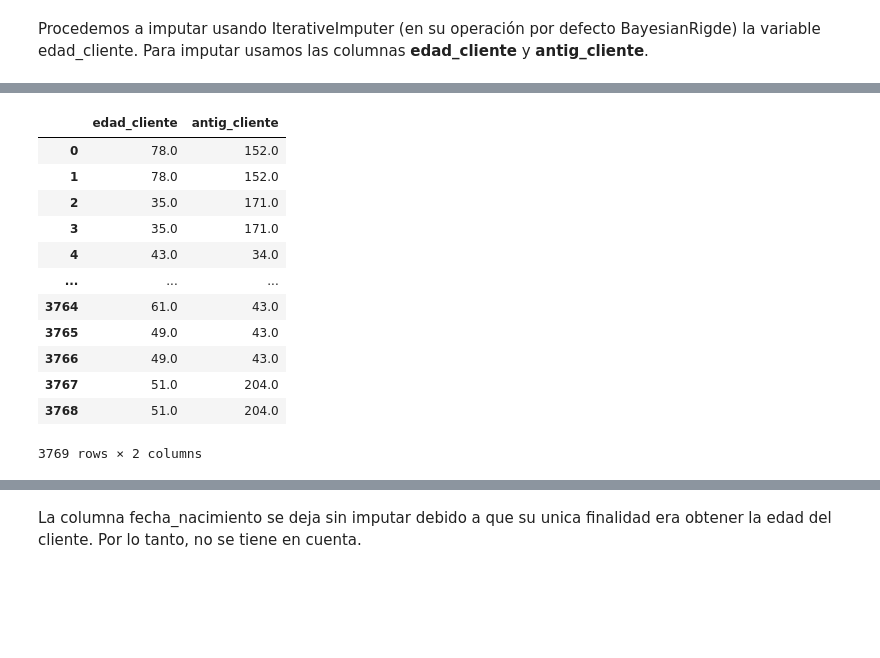
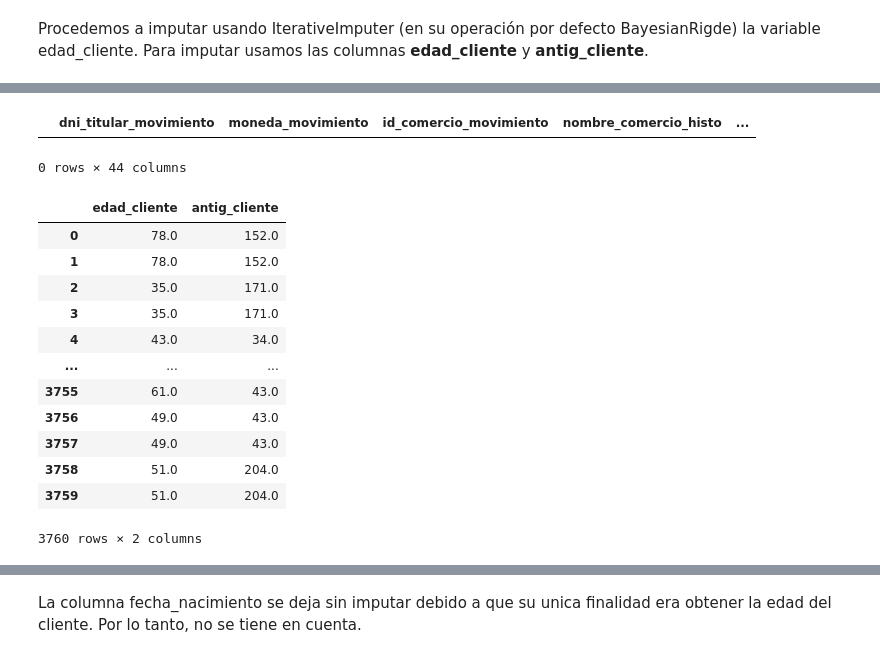
Before and after one commit to JIBarrionuevoGaltier/DiploDatos_2021_Mentoria_Grupo_2, a Jupyter notebook: notebooks_tp4/Preprocesado_test.ipynb, the cells around one changed output, grey strips where cells are left out. Cells and saved outputs as stored; diff of their text form; code cells hidden in the pictures; blank space fills up the shorter version.

Commit message:
conjunto de test, faltaria arreglar el problema de la edad, falta clasificacion

```diff
--- a/notebooks_tp4/Preprocesado_test.ipynb
+++ b/notebooks_tp4/Preprocesado_test.ipynb
@@ -373,0 +352,3 @@ df.loc[df['cargo_descripcion_histo'].str.contains('|'.join(sec_sd)),'cargo_secto
+# %%
+df = df[~(df['cargo_descripcion_histo'] == 'GERENTE')].copy()
+df = df[~(df['cargo_descripcion_histo'] == 'JUEZ')].copy()
@@ -469,11 +472,3 @@ df.drop('fecha_carga_sistema_movimiento', axis=1, inplace=True)
 df.drop(columns = ['tipo_prestamo_movimiento','nombre_local_histo','fecha_extraccion_movimiento'], inplace=True)
 # %% [markdown]
 #### Datos Faltantes Personales de los clientes
-# %%
-columna = ['sexo_descripcion']
-#df['sexo_descripcion']= df.sexo_descripcion.fillna(value=np.nan)
-const_imputer = SimpleImputer(missing_values= np.nan, strategy='constant',fill_value="Sin Datos")
-df.loc[ : , columna] = pd.DataFrame(const_imputer.fit_transform(df.loc[:][columna]) , columns = columna)
-
-const_imputer = SimpleImputer(missing_values= '', strategy='constant',fill_value="Sin Datos")
-df.loc[ : , columna] = pd.DataFrame(const_imputer.fit_transform(df.loc[:][columna]) , columns = columna)
@@ -480,2 +484,9 @@ df.loc[ : , columna] = pd.DataFrame(const_imputer.fit_transform(df.loc[:][column
+# %%
+columna = ['sexo_descripcion']
+df['sexo_descripcion'] = df['sexo_descripcion'].replace('', 'Sin Datos')
+df['sexo_descripcion'] = df['sexo_descripcion'].replace(np.nan, 'Sin Datos')
+#df['sexo_descripcion']= df.sexo_descripcion.fillna(value=np.nan)
+#const_imputer = SimpleImputer(missing_values= np.nan, strategy='constant',fill_value="Sin Datos")
+#df.loc[ : , columna] = pd.DataFrame(const_imputer.fit_transform(df.loc[:][columna]) , columns = columna)
 # %%
 #df['sexo_descripcion'] = df['sexo_descripcion'].astype(str)
@@ -568,27 +595,34 @@ Procedemos a imputar usando IterativeImputer (en su operación por defecto Bayes
+# %%
+df['edad_cliente'] = df['edad_cliente'].replace(np.nan, 0)
+# %%
+df[df['edad_cliente'].isna()]
+# %% [output]
+|  | dni_titular_movimiento | moneda_movimiento | id_comercio_movimiento | nombre_comercio_histo | ... |
+0 rows × 44 columns
 # %%
-imp = IterativeImputer(max_iter=10, random_state=0)
+imp = IterativeImputer(max_iter=50, random_state=0, missing_values=0)
 imp_columns = ['edad_cliente', 'antig_cliente']
 x_train = df[imp_columns]
 imp.fit(x_train)
 
 x_test = df[imp_columns]
 x_test = np.round(imp.transform(x_test))
 x_test = pd.DataFrame(x_test, columns=imp_columns)
 x_test
 # %% [output]
 |  | edad_cliente | antig_cliente |
 | 0 | 78.0 | 152.0 |
 | 1 | 78.0 | 152.0 |
 | 2 | 35.0 | 171.0 |
 | 3 | 35.0 | 171.0 |
 | 4 | 43.0 | 34.0 |
 | ... | ... | ... |
-| 3764 | 61.0 | 43.0 |
-| 3765 | 49.0 | 43.0 |
-| 3766 | 49.0 | 43.0 |
-| 3767 | 51.0 | 204.0 |
-| 3768 | 51.0 | 204.0 |
+| 3755 | 61.0 | 43.0 |
+| 3756 | 49.0 | 43.0 |
+| 3757 | 49.0 | 43.0 |
+| 3758 | 51.0 | 204.0 |
+| 3759 | 51.0 | 204.0 |
-3769 rows × 2 columns
+3760 rows × 2 columns
 # %%
 df['edad_cliente'] = x_test['edad_cliente']
 # %%
```
Also changed, not shown: parts of 44 cells of this notebook, 5 other files.
